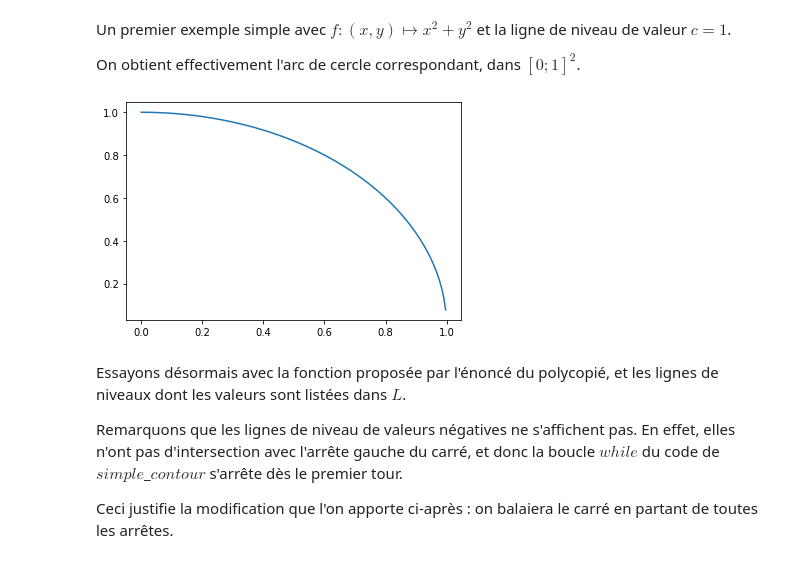
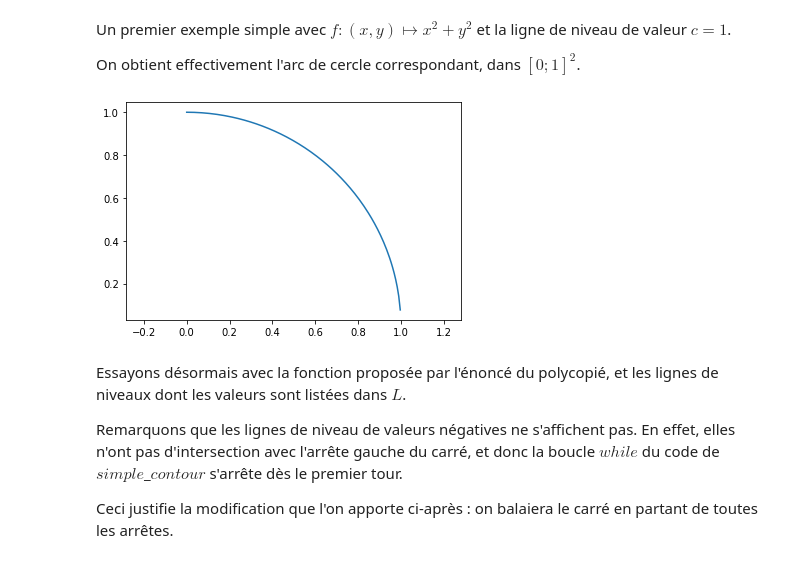
Before and after one commit to claraallois/projet_mathinfo, a Jupyter notebook: notebook_mi.ipynb, the cells around one changed output. Drawn from its saved outputs; the diff is of its cells as text; code cells hidden in the pictures.

```diff
--- a/notebook_mi.ipynb
+++ b/notebook_mi.ipynb
@@ -102,13 +102,14 @@ On obtient effectivement l'arc de cercle correspondant, dans $[0;1]^2$.
 # %%
 #Exemple 1 : arc de cercle
 def f(x,y):
     return x**2+y**2
 
 (X,Y)=simple_contour(f,c=1.0)
 plt.plot(X,Y)
+plt.axis('equal')
 plt.show()
 # %% [output]
-[figure, old version]
+[figure, new version]
 # %% [markdown]
 Essayons désormais avec la fonction proposée par l'énoncé du polycopié, et les lignes de niveaux dont les valeurs sont listées dans $L$.
 
```
Also changed, not shown: parts of 5 cells of this notebook.
